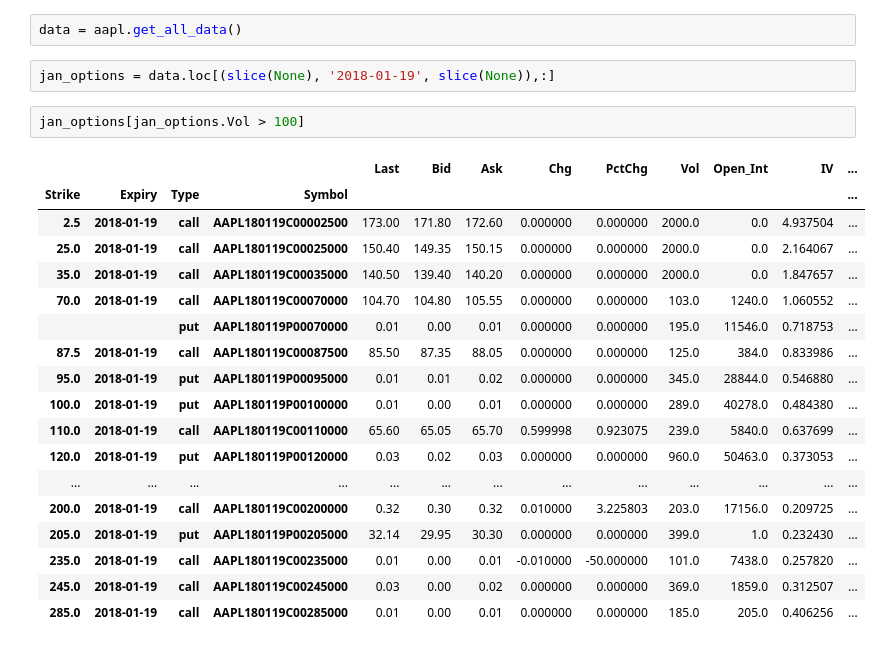
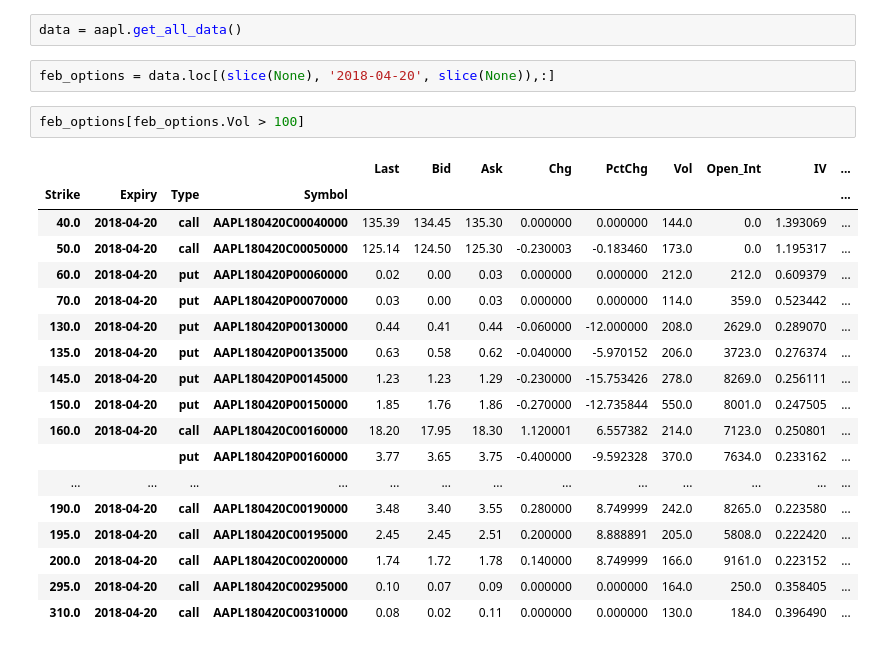
Before and after one commit to frtennis1/am205-options, a Jupyter notebook: 2017-11-20_FR_Getting Data.ipynb, the cells around one changed output. Drawn from its saved outputs; the diff is of its cells as text.

```diff
--- a/2017-11-20_FR_Getting Data.ipynb
+++ b/2017-11-20_FR_Getting Data.ipynb
@@ -34,26 +35,26 @@ aapl.expiry_dates
 # %%
 data = aapl.get_all_data()
 # %%
-jan_options = data.loc[(slice(None), '2018-01-19', slice(None)),:]
+feb_options = data.loc[(slice(None), '2018-04-20', slice(None)),:]
 # %%
-jan_options[jan_options.Vol > 100]
+feb_options[feb_options.Vol > 100]
 # %% [output]
 |  |  |  |  | Last | Bid | Ask | Chg | PctChg | Vol | Open_Int | IV | ... |
 | Strike | Expiry | Type | Symbol |  |  |  |  |  |  |  |  | ... |
-| 2.5 | 2018-01-19 | call | AAPL180119C00002500 | 173.00 | 171.80 | 172.60 | 0.000000 | 0.000000 | 2000.0 | 0.0 | 4.937504 | ... |
-| 25.0 | 2018-01-19 | call | AAPL180119C00025000 | 150.40 | 149.35 | 150.15 | 0.000000 | 0.000000 | 2000.0 | 0.0 | 2.164067 | ... |
-| 35.0 | 2018-01-19 | call | AAPL180119C00035000 | 140.50 | 139.40 | 140.20 | 0.000000 | 0.000000 | 2000.0 | 0.0 | 1.847657 | ... |
-| 70.0 | 2018-01-19 | call | AAPL180119C00070000 | 104.70 | 104.80 | 105.55 | 0.000000 | 0.000000 | 103.0 | 1240.0 | 1.060552 | ... |
-|  |  | put | AAPL180119P00070000 | 0.01 | 0.00 | 0.01 | 0.000000 | 0.000000 | 195.0 | 11546.0 | 0.718753 | ... |
-| 87.5 | 2018-01-19 | call | AAPL180119C00087500 | 85.50 | 87.35 | 88.05 | 0.000000 | 0.000000 | 125.0 | 384.0 | 0.833986 | ... |
-| 95.0 | 2018-01-19 | put | AAPL180119P00095000 | 0.01 | 0.01 | 0.02 | 0.000000 | 0.000000 | 345.0 | 28844.0 | 0.546880 | ... |
-| 100.0 | 2018-01-19 | put | AAPL180119P00100000 | 0.01 | 0.00 | 0.01 | 0.000000 | 0.000000 | 289.0 | 40278.0 | 0.484380 | ... |
-| 110.0 | 2018-01-19 | call | AAPL180119C00110000 | 65.60 | 65.05 | 65.70 | 0.599998 | 0.923075 | 239.0 | 5840.0 | 0.637699 | ... |
-| 120.0 | 2018-01-19 | put | AAPL180119P00120000 | 0.03 | 0.02 | 0.03 | 0.000000 | 0.000000 | 960.0 | 50463.0 | 0.373053 | ... |
+| 40.0 | 2018-04-20 | call | AAPL180420C00040000 | 135.39 | 134.45 | 135.30 | 0.000000 | 0.000000 | 144.0 | 0.0 | 1.393069 | ... |
+| 50.0 | 2018-04-20 | call | AAPL180420C00050000 | 125.14 | 124.50 | 125.30 | -0.230003 | -0.183460 | 173.0 | 0.0 | 1.195317 | ... |
+| 60.0 | 2018-04-20 | put | AAPL180420P00060000 | 0.02 | 0.00 | 0.03 | 0.000000 | 0.000000 | 212.0 | 212.0 | 0.609379 | ... |
+| 70.0 | 2018-04-20 | put | AAPL180420P00070000 | 0.03 | 0.00 | 0.03 | 0.000000 | 0.000000 | 114.0 | 359.0 | 0.523442 | ... |
+| 130.0 | 2018-04-20 | put | AAPL180420P00130000 | 0.44 | 0.41 | 0.44 | -0.060000 | -12.000000 | 208.0 | 2629.0 | 0.289070 | ... |
+| 135.0 | 2018-04-20 | put | AAPL180420P00135000 | 0.63 | 0.58 | 0.62 | -0.040000 | -5.970152 | 206.0 | 3723.0 | 0.276374 | ... |
+| 145.0 | 2018-04-20 | put | AAPL180420P00145000 | 1.23 | 1.23 | 1.29 | -0.230000 | -15.753426 | 278.0 | 8269.0 | 0.256111 | ... |
+| 150.0 | 2018-04-20 | put | AAPL180420P00150000 | 1.85 | 1.76 | 1.86 | -0.270000 | -12.735844 | 550.0 | 8001.0 | 0.247505 | ... |
+| 160.0 | 2018-04-20 | call | AAPL180420C00160000 | 18.20 | 17.95 | 18.30 | 1.120001 | 6.557382 | 214.0 | 7123.0 | 0.250801 | ... |
+|  |  | put | AAPL180420P00160000 | 3.77 | 3.65 | 3.75 | -0.400000 | -9.592328 | 370.0 | 7634.0 | 0.233162 | ... |
 | ... | ... | ... | ... | ... | ... | ... | ... | ... | ... | ... | ... | ... |
-| 200.0 | 2018-01-19 | call | AAPL180119C00200000 | 0.32 | 0.30 | 0.32 | 0.010000 | 3.225803 | 203.0 | 17156.0 | 0.209725 | ... |
-| 205.0 | 2018-01-19 | put | AAPL180119P00205000 | 32.14 | 29.95 | 30.30 | 0.000000 | 0.000000 | 399.0 | 1.0 | 0.232430 | ... |
-| 235.0 | 2018-01-19 | call | AAPL180119C00235000 | 0.01 | 0.00 | 0.01 | -0.010000 | -50.000000 | 101.0 | 7438.0 | 0.257820 | ... |
-| 245.0 | 2018-01-19 | call | AAPL180119C00245000 | 0.03 | 0.00 | 0.02 | 0.000000 | 0.000000 | 369.0 | 1859.0 | 0.312507 | ... |
-| 285.0 | 2018-01-19 | call | AAPL180119C00285000 | 0.01 | 0.00 | 0.01 | 0.000000 | 0.000000 | 185.0 | 205.0 | 0.406256 | ... |
+| 190.0 | 2018-04-20 | call | AAPL180420C00190000 | 3.48 | 3.40 | 3.55 | 0.280000 | 8.749999 | 242.0 | 8265.0 | 0.223580 | ... |
+| 195.0 | 2018-04-20 | call | AAPL180420C00195000 | 2.45 | 2.45 | 2.51 | 0.200000 | 8.888891 | 205.0 | 5808.0 | 0.222420 | ... |
+| 200.0 | 2018-04-20 | call | AAPL180420C00200000 | 1.74 | 1.72 | 1.78 | 0.140000 | 8.749999 | 166.0 | 9161.0 | 0.223152 | ... |
+| 295.0 | 2018-04-20 | call | AAPL180420C00295000 | 0.10 | 0.07 | 0.09 | 0.000000 | 0.000000 | 164.0 | 250.0 | 0.358405 | ... |
+| 310.0 | 2018-04-20 | call | AAPL180420C00310000 | 0.08 | 0.02 | 0.11 | 0.000000 | 0.000000 | 130.0 | 184.0 | 0.396490 | ... |
 # %%
```
Also changed, not shown: parts of 4 cells of this notebook, 6 other files.
